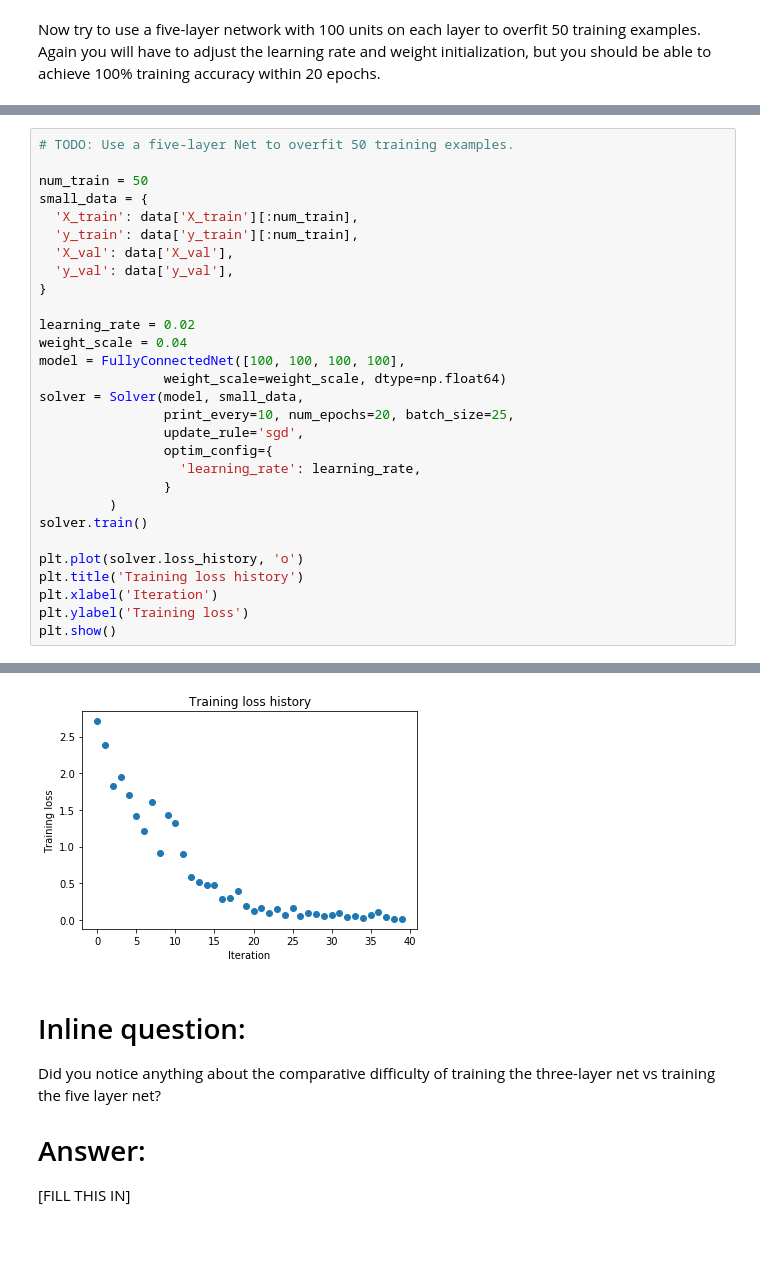
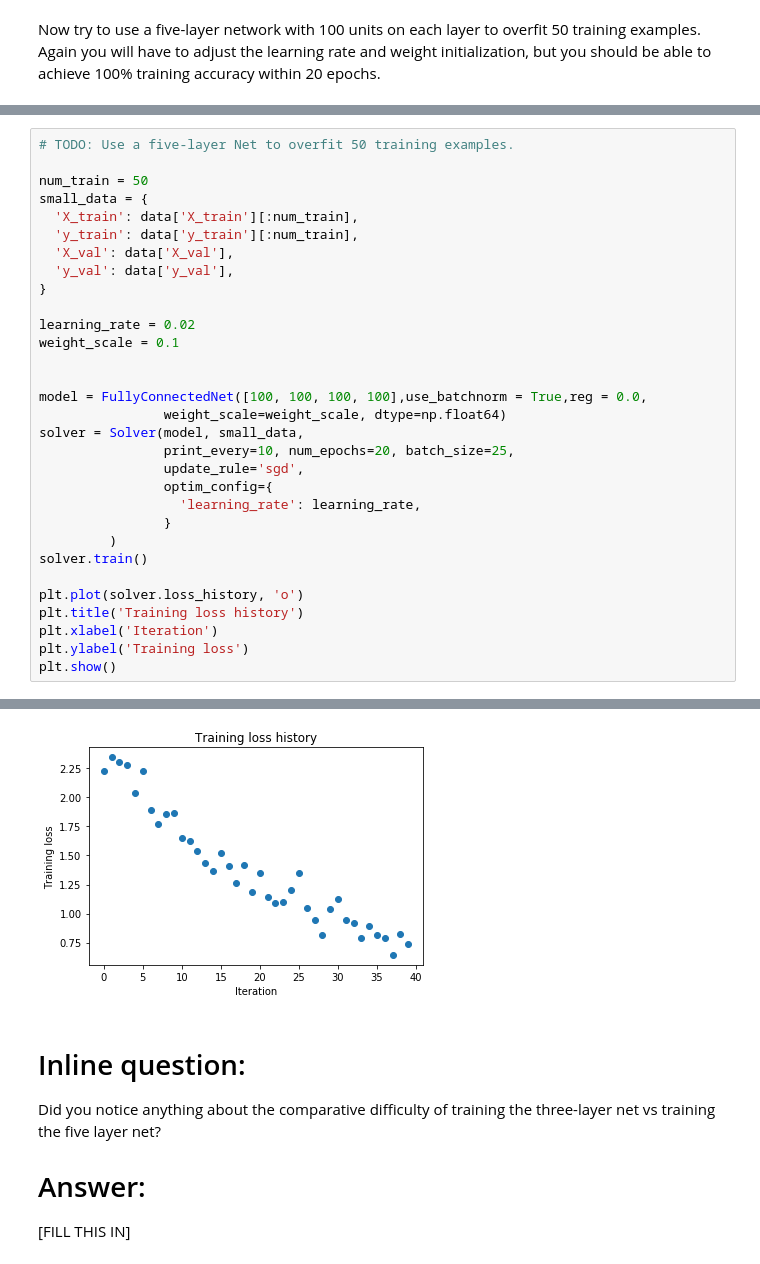
Before and after one commit to leafeonia/cs231n_assignment, a Jupyter notebook: assignment2/1_FullyConnectedNets.ipynb, the cells around one changed output, grey strips where cells are left out. Drawn from its saved outputs; the diff is of its cells as text.

```diff
--- a/assignment2/1_FullyConnectedNets.ipynb
+++ b/assignment2/1_FullyConnectedNets.ipynb
@@ -541,8 +543,10 @@ small_data = {
 }
 
 learning_rate = 0.02
-weight_scale = 0.04
-model = FullyConnectedNet([100, 100, 100, 100],
+weight_scale = 0.1
+
+
+model = FullyConnectedNet([100, 100, 100, 100],use_batchnorm = True,reg = 0.0,
                 weight_scale=weight_scale, dtype=np.float64)
 solver = Solver(model, small_data,
                 print_every=10, num_epochs=20, batch_size=25,
@@ -579,4 +583,4 @@ plt.show()
-[figure, old version]
+[figure, new version]
 # %% [markdown]
 # Inline question:
 Did you notice anything about the comparative difficulty of training the three-layer net vs training the five layer net?
```
Also changed, not shown: parts of 10 cells of this notebook, 1 other file.
